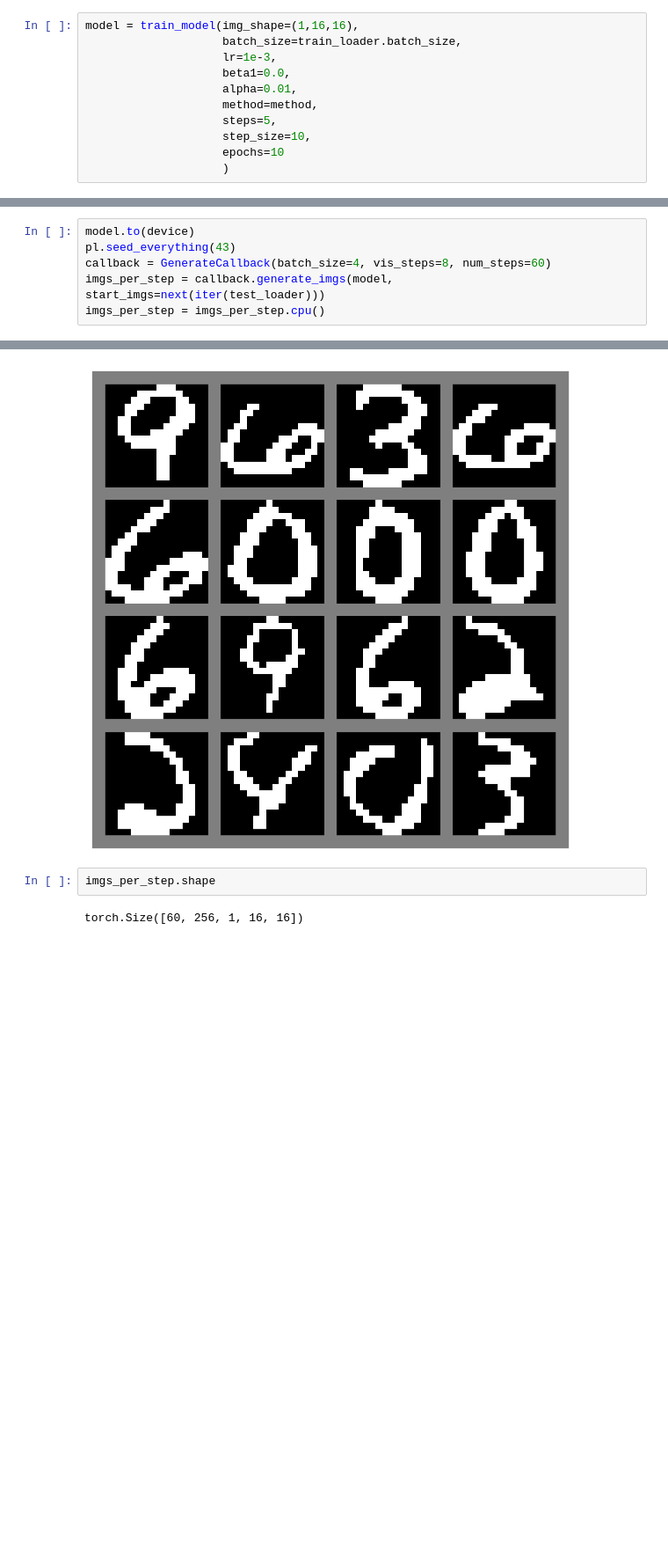
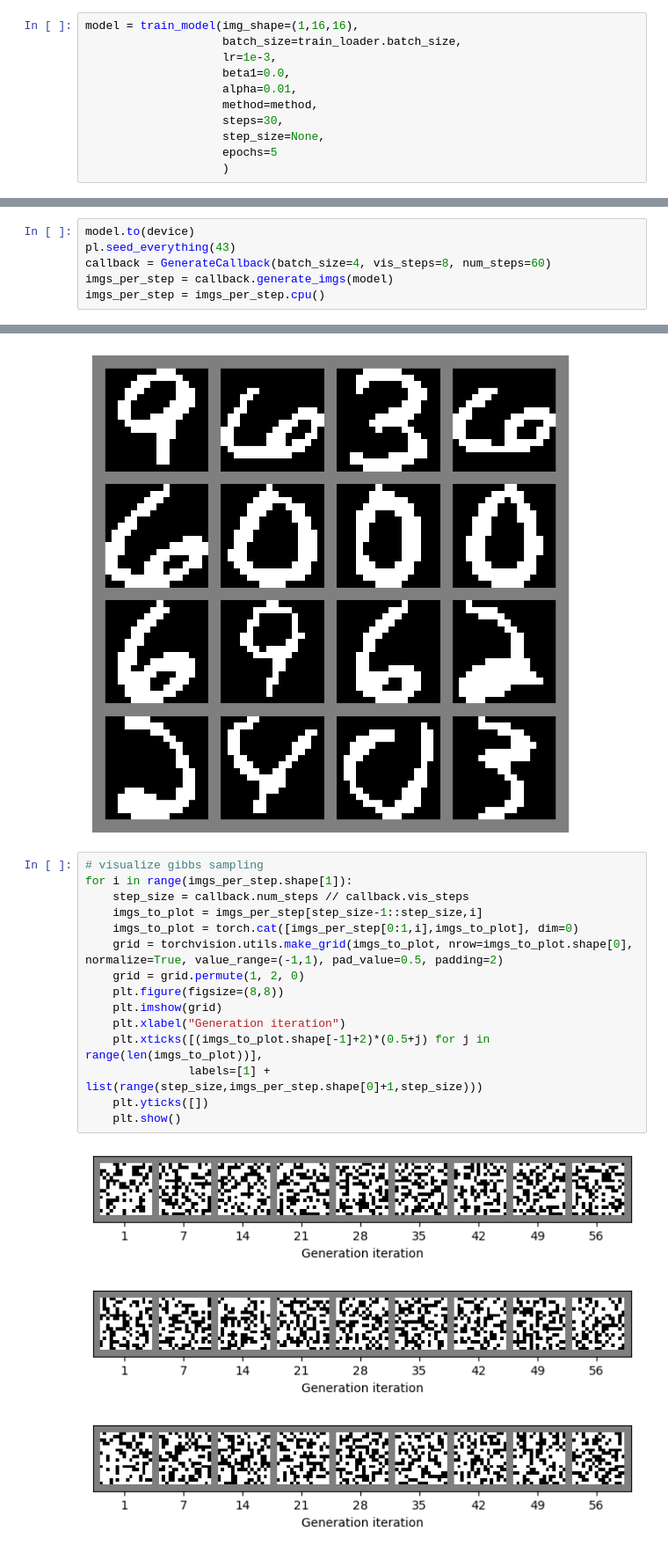
Before and after one commit to jinyi12/ECE689_Adv_DL_Sp2025, a Jupyter notebook: HW1/HW1.ipynb, the cells around one changed output, grey strips where cells are left out. Shown at 88% size. Cells and saved outputs as stored; diff of their text form; blank space fills up the shorter version.

```diff
--- a/HW1/HW1.ipynb
+++ b/HW1/HW1.ipynb
@@ -1630,8 +1884,8 @@ model = train_model(img_shape=(1,16,16),
                     beta1=0.0,
                     alpha=0.01,
                     method=method,
-                    steps=5,
-                    step_size=10,
-                    epochs=10
+                    steps=30,
+                    step_size=None,
+                    epochs=5
                     )
 # %% [output]
@@ -1660,7 +1915,7 @@ LOCAL_RANK: 0 - CUDA_VISIBLE_DEVICES: [0]
 model.to(device)
 pl.seed_everything(43)
 callback = GenerateCallback(batch_size=4, vis_steps=8, num_steps=60)
-imgs_per_step = callback.generate_imgs(model, start_imgs=next(iter(test_loader)))
+imgs_per_step = callback.generate_imgs(model)
 imgs_per_step = imgs_per_step.cpu()
 # %% [output]
 Seed set to 43
@@ -1673,7 +1928,22 @@ plt.axis('off')
 plt.show()
 # %% [output]
 [figure]
-# %%
-imgs_per_step.shape
-# %% [output]
-torch.Size([60, 256, 1, 16, 16])
+# %%
+# visualize gibbs sampling
+for i in range(imgs_per_step.shape[1]):
+    step_size = callback.num_steps // callback.vis_steps
+    imgs_to_plot = imgs_per_step[step_size-1::step_size,i]
+    imgs_to_plot = torch.cat([imgs_per_step[0:1,i],imgs_to_plot], dim=0)
+    grid = torchvision.utils.make_grid(imgs_to_plot, nrow=imgs_to_plot.shape[0], normalize=True, value_range=(-1,1), pad_value=0.5, padding=2)
+    grid = grid.permute(1, 2, 0)
+    plt.figure(figsize=(8,8))
+    plt.imshow(grid)
+    plt.xlabel("Generation iteration")
+    plt.xticks([(imgs_to_plot.shape[-1]+2)*(0.5+j) for j in range(len(imgs_to_plot))],
+               labels=[1] + list(range(step_size,imgs_per_step.shape[0]+1,step_size)))
+    plt.yticks([])
+    plt.show()
+# %% [output]
+[figure, added]
+[figure, added]
+[figure, added]
```
Also changed, not shown: parts of 38 cells of this notebook.
